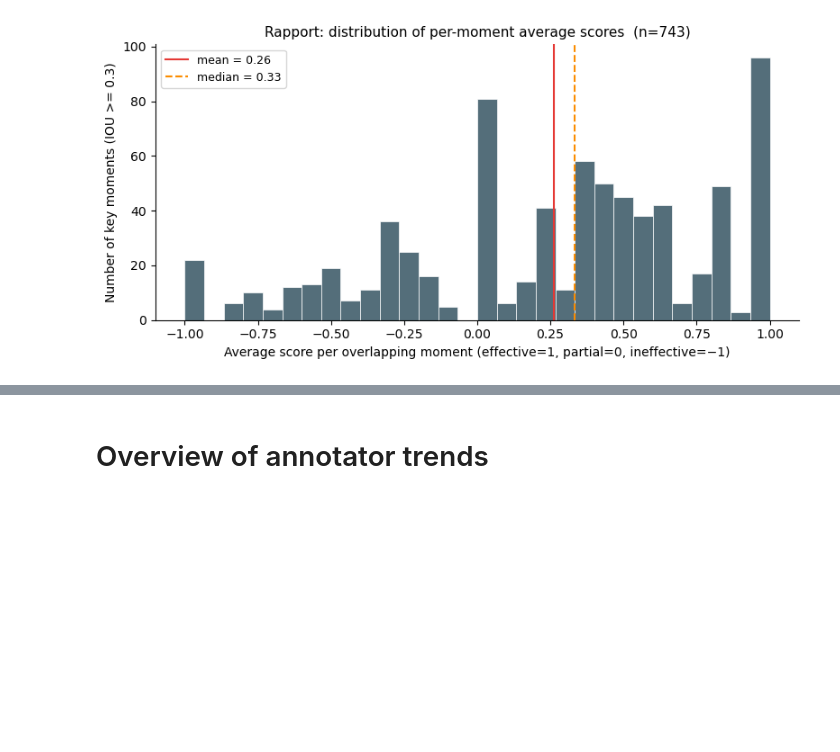
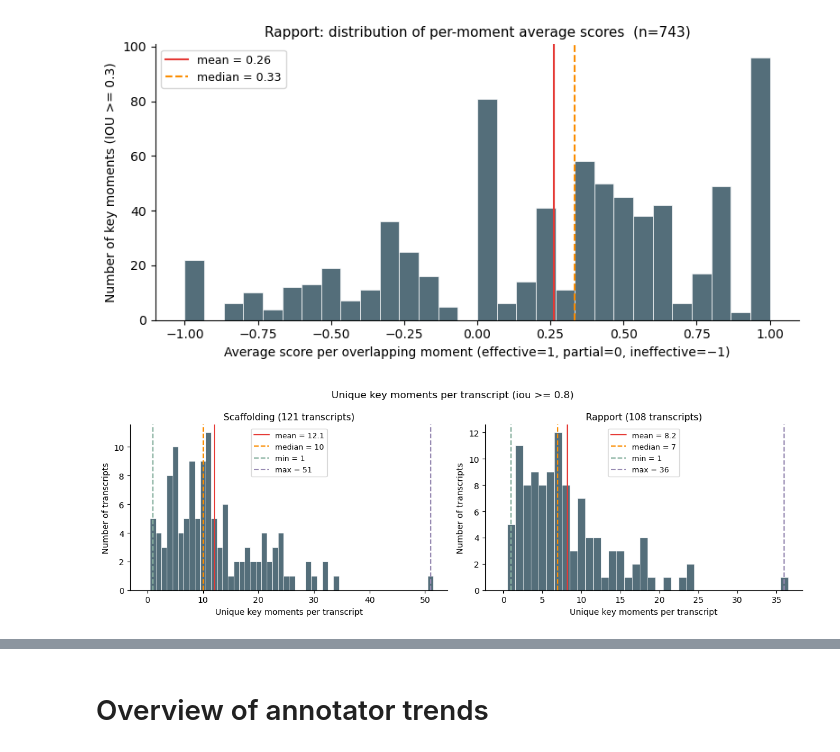
Before and after one commit to allenai/tutorsim, a Jupyter notebook: validation/teacher_profiles_iaa.ipynb, the cells around one changed output, grey strips where cells are left out. Saved outputs shown, nothing was run; the diff lists cells and outputs as text; code cells hidden in the pictures; blank space fills up the shorter version.

Commit message:
new result visualization notebook

```diff
--- a/validation/teacher_profiles_iaa.ipynb
+++ b/validation/teacher_profiles_iaa.ipynb
@@ -37,7 +37,7 @@ COLORS = {
 LABEL_ORDER = ["effective", "partial", "ineffective"]
 
 
-def _cluster_moments(moments):
+def _cluster_moments(moments, iou_threshold=IOU_THRESHOLD):
     """Group moments from different annotators into IoU-based connected-component clusters."""
     if not moments:
         return []
@@ -57,7 +57,7 @@ def _cluster_moments(moments):
             if compute_iou(
                 (moments[i]["turn_start"], moments[i]["turn_end"]),
                 (moments[j]["turn_start"], moments[j]["turn_end"]),
-            ) >= IOU_THRESHOLD:
+            ) >= iou_threshold:
                 ri, rj = _find(i), _find(j)
                 if ri != rj:
                     parent[ri] = rj
@@ -263,3 +263,53 @@ for ann_type in ("scaffolding", "rapport"):
 # %% [output]
 [figure]
 [figure]
+# %%
+# histogram of number of key moments per transcript (annotator-agnostic, i.e. counting all moments from all annotators)
+def _cluster_by_exact(moments):
+    """Group moments that share the exact same (turn_start, turn_end) into a cluster."""
+    clusters = defaultdict(list)
+    for m in moments:
+        clusters[(m["turn_start"], m["turn_end"])].append(m)
+    return list(clusters.values())
+
+unique_per_transcript = defaultdict(lambda: defaultdict(int))  # conv_id -> ann_type -> n_clusters
+
+for f in GT_DIR.glob("*.json"):
+    with open(f) as fp:
+        d = json.load(fp)
+    conv_id = d.get("conversation_id", f.stem)
+    for ann_type in ("scaffolding", "rapport"):
+        moments = [
+            m for m in d.get("key_moments", [])
+            if m.get("annotation_type") == ann_type
+            and m.get("strategy_label") in VALID_LABELS
+        ]
+        if moments:
+            moment_clust = _cluster_moments(moments, iou_threshold=0.8)  # or _cluster_by_exact(moments) for exact match
+            unique_per_transcript[conv_id][ann_type] = len(moment_clust)
+
+fig, axes = plt.subplots(1, 2, figsize=(12, 4))
+
+for ax, ann_type in zip(axes, ["scaffolding", "rapport"]):
+    cnts = [c[ann_type] for c in unique_per_transcript.values() if ann_type in c]
+    bins = range(0, max(cnts) + 2)
+    ax.hist(cnts, bins=bins, color="#546e7a", edgecolor="white", linewidth=0.5, align="left")
+    ax.axvline(np.mean(cnts), color="#e53935", linewidth=1.5,
+               label=f"mean = {np.mean(cnts):.1f}")
+    ax.axvline(np.median(cnts), color="#fb8c00", linewidth=1.5, linestyle="--",
+               label=f"median = {int(np.median(cnts))}")
+    ax.axvline(min(cnts), color="#8ab2a1", linewidth=1.5, linestyle="--",
+               label=f"min = {int(min(cnts))}")
+    ax.axvline(max(cnts), color="#978ab2", linewidth=1.5, linestyle="--",
+               label=f"max = {int(max(cnts))}")
+    ax.set_xlabel("Unique key moments per transcript", fontsize=10)
+    ax.set_ylabel("Number of transcripts", fontsize=10)
+    ax.set_title(f"{ann_type.capitalize()} ({len(cnts)} transcripts)", fontsize=11)
+    ax.legend(fontsize=9)
+    ax.spines[["top", "right"]].set_visible(False)
+
+plt.suptitle("Unique key moments per transcript (iou >= 0.8)", fontsize=12)
+plt.tight_layout()
+plt.show()
+# %% [output]
+[figure, added]
```
Also changed, not shown: parts of 2 cells of this notebook, 8 other files.
